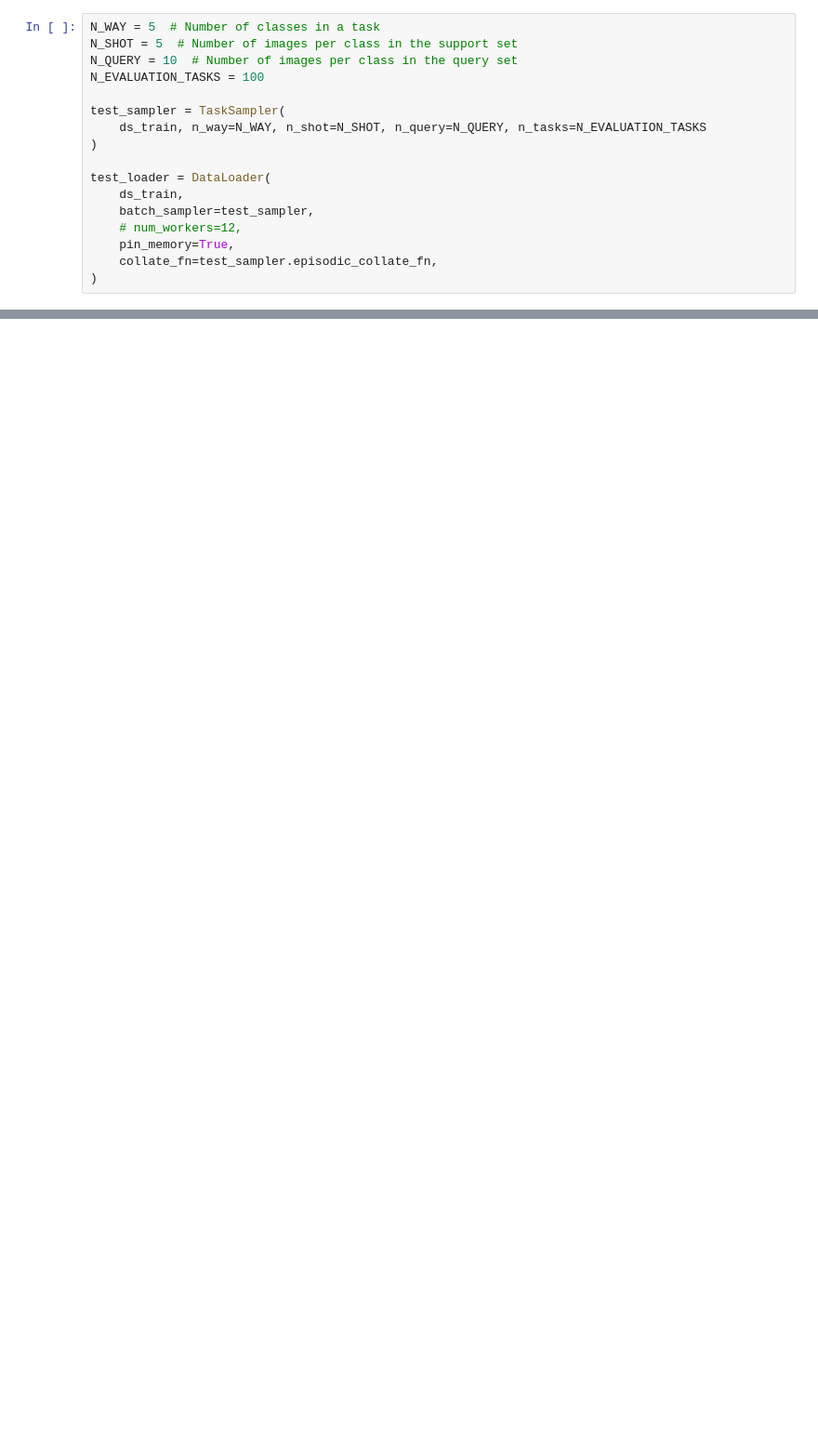
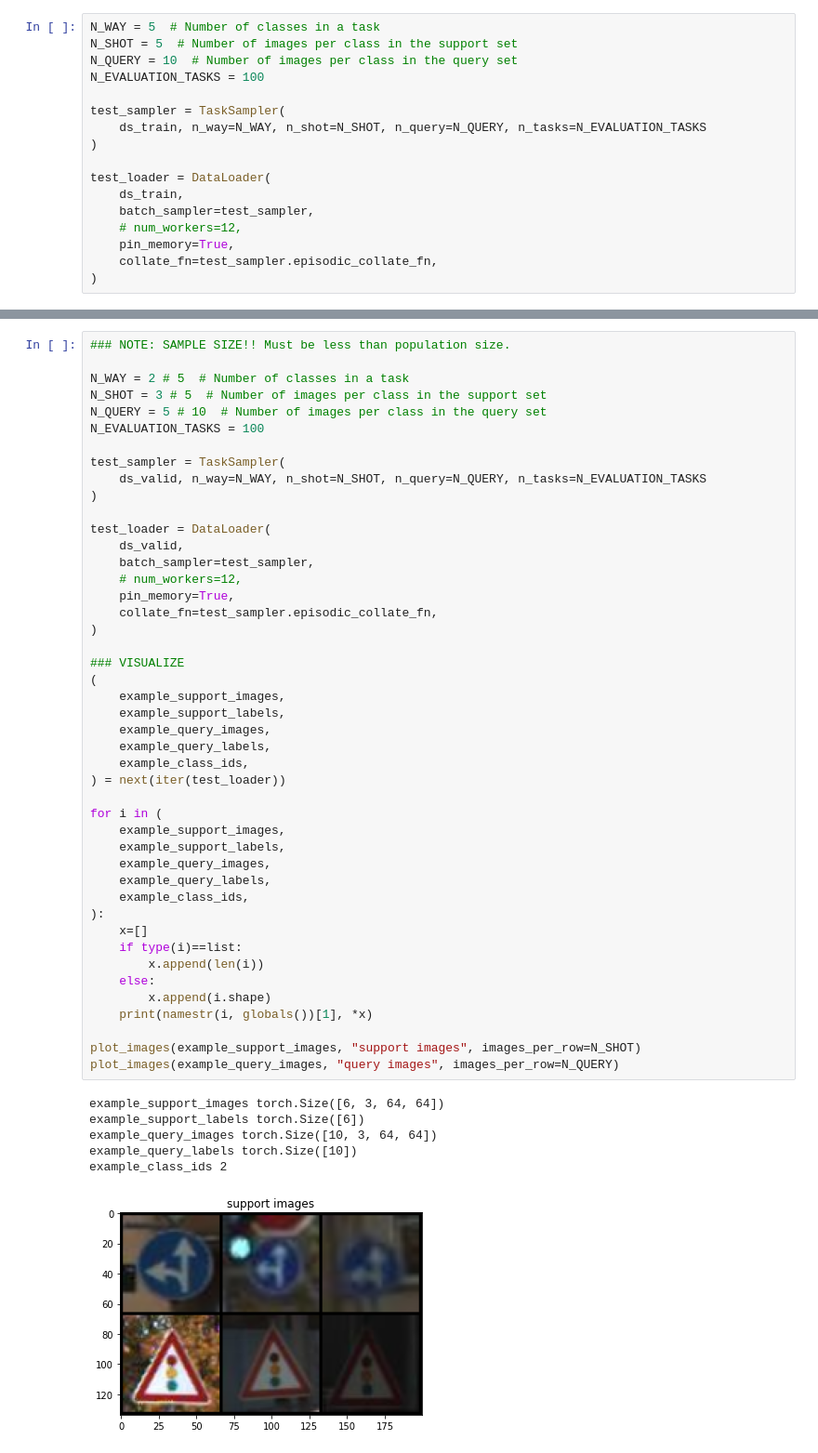
Before and after one commit to INF800/easyfsl_custom_data, a Jupyter notebook: nb/CutomData.ipynb, the cells around one changed output, grey strips where cells are left out. Shown at 93% size. Cells and saved outputs as stored; diff of their text form; blank space fills up the shorter version.

```diff
--- a/nb/CutomData.ipynb
+++ b/nb/CutomData.ipynb
@@ -279,0 +280,52 @@ example_class_ids 5
+# %%
+### NOTE: SAMPLE SIZE!! Must be less than population size.
+
+N_WAY = 2 # 5  # Number of classes in a task
+N_SHOT = 3 # 5  # Number of images per class in the support set
+N_QUERY = 5 # 10  # Number of images per class in the query set
+N_EVALUATION_TASKS = 100
+
+test_sampler = TaskSampler(
+    ds_valid, n_way=N_WAY, n_shot=N_SHOT, n_query=N_QUERY, n_tasks=N_EVALUATION_TASKS
+)
+
+test_loader = DataLoader(
+    ds_valid,
+    batch_sampler=test_sampler,
+    # num_workers=12,
+    pin_memory=True,
+    collate_fn=test_sampler.episodic_collate_fn,
+)
+
+### VISUALIZE
+(
+    example_support_images,
+    example_support_labels,
+    example_query_images,
+    example_query_labels,
+    example_class_ids,
+) = next(iter(test_loader))
+
+for i in (
+    example_support_images,
+    example_support_labels,
+    example_query_images,
+    example_query_labels,
+    example_class_ids,
+):
+    x=[]
+    if type(i)==list:
+        x.append(len(i))
+    else:
+        x.append(i.shape)
+    print(namestr(i, globals())[1], *x)
+
+plot_images(example_support_images, "support images", images_per_row=N_SHOT)
+plot_images(example_query_images, "query images", images_per_row=N_QUERY)
+# %% [output]
+example_support_images torch.Size([6, 3, 64, 64])
+example_support_labels torch.Size([6])
+example_query_images torch.Size([10, 3, 64, 64])
+example_query_labels torch.Size([10])
+example_class_ids 2
+[figure, added]
```
Also changed, not shown: parts of 7 cells of this notebook, 1 other file.
